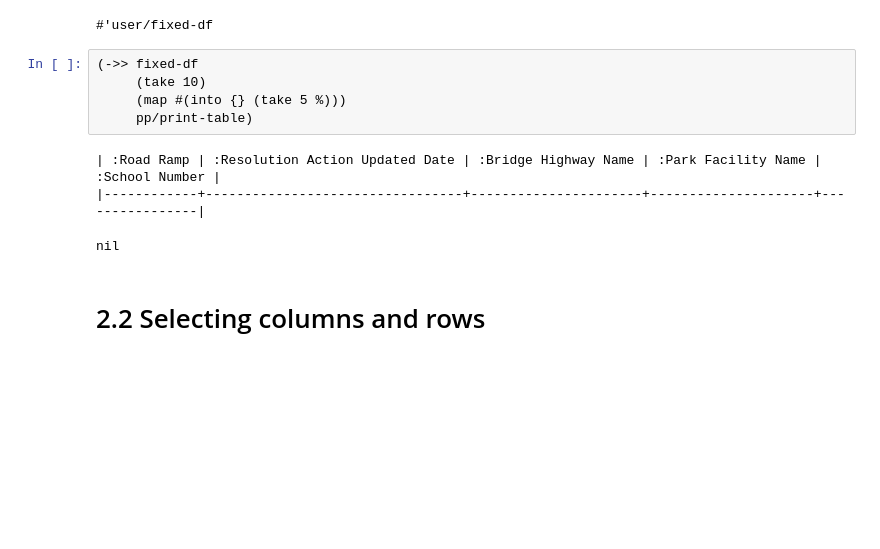
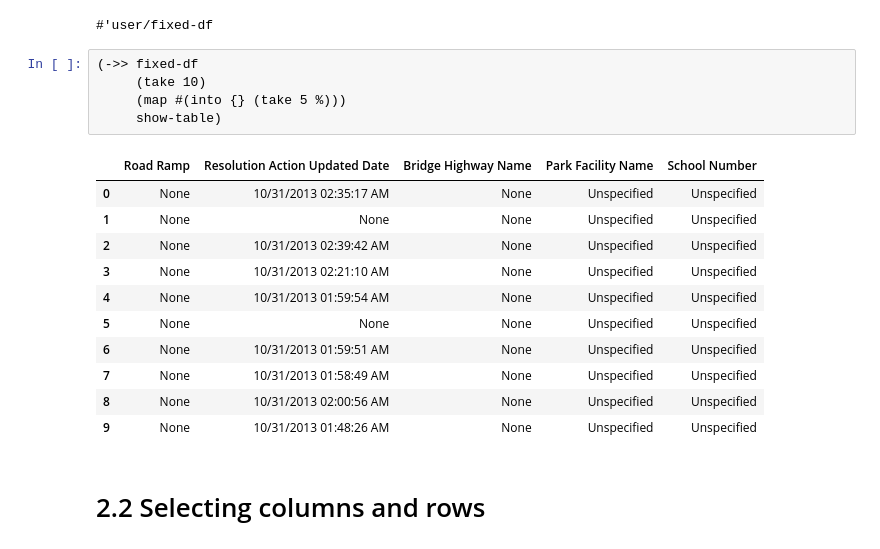
Before and after one commit to calherries/clj-data-cookbook, a Jupyter notebook: clj-cookbook/Chapter 2 - Selecting data & finding the most common complaint type.ipynb, the cells around one changed output. Saved outputs shown, nothing was run; the diff lists cells and outputs as text; blank space fills up the shorter version.

```diff
--- a/clj-cookbook/Chapter 2 - Selecting data & finding the most common complaint type.ipynb
+++ b/clj-cookbook/Chapter 2 - Selecting data & finding the most common complaint type.ipynb
@@ -42,12 +63,20 @@ We're going to use a new dataset here, to demonstrate how to deal with larger da
 # %%
 (->> fixed-df
      (take 10)
      (map #(into {} (take 5 %)))
-     pp/print-table)
+     show-table)
 # %% [output]
-| :Road Ramp | :Resolution Action Updated Date | :Bridge Highway Name | :Park Facility Name | :School Number |
-|------------+---------------------------------+----------------------+---------------------+----------------|
-nil
+|  | Road Ramp | Resolution Action Updated Date | Bridge Highway Name | Park Facility Name | School Number |
+| 0 | None | 10/31/2013 02:35:17 AM | None | Unspecified | Unspecified |
+| 1 | None | None | None | Unspecified | Unspecified |
+| 2 | None | 10/31/2013 02:39:42 AM | None | Unspecified | Unspecified |
+| 3 | None | 10/31/2013 02:21:10 AM | None | Unspecified | Unspecified |
+| 4 | None | 10/31/2013 01:59:54 AM | None | Unspecified | Unspecified |
+| 5 | None | None | None | Unspecified | Unspecified |
+| 6 | None | 10/31/2013 01:59:51 AM | None | Unspecified | Unspecified |
+| 7 | None | 10/31/2013 01:58:49 AM | None | Unspecified | Unspecified |
+| 8 | None | 10/31/2013 02:00:56 AM | None | Unspecified | Unspecified |
+| 9 | None | 10/31/2013 01:48:26 AM | None | Unspecified | Unspecified |
 # %% [markdown]
 # 2.2 Selecting columns and rows
 # %% [markdown]
```
Also changed, not shown: parts of 4 cells of this notebook, 7 other files.
